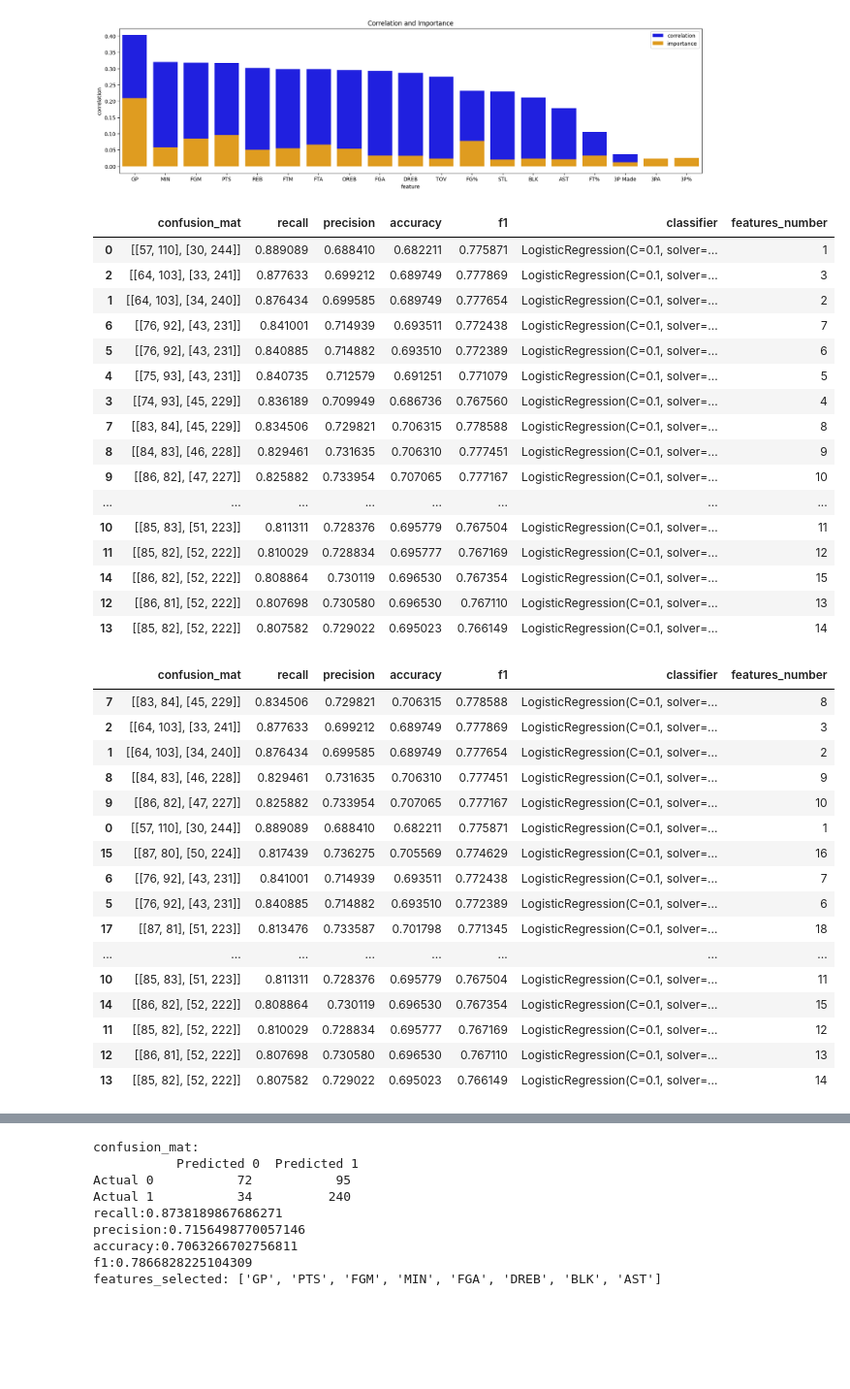
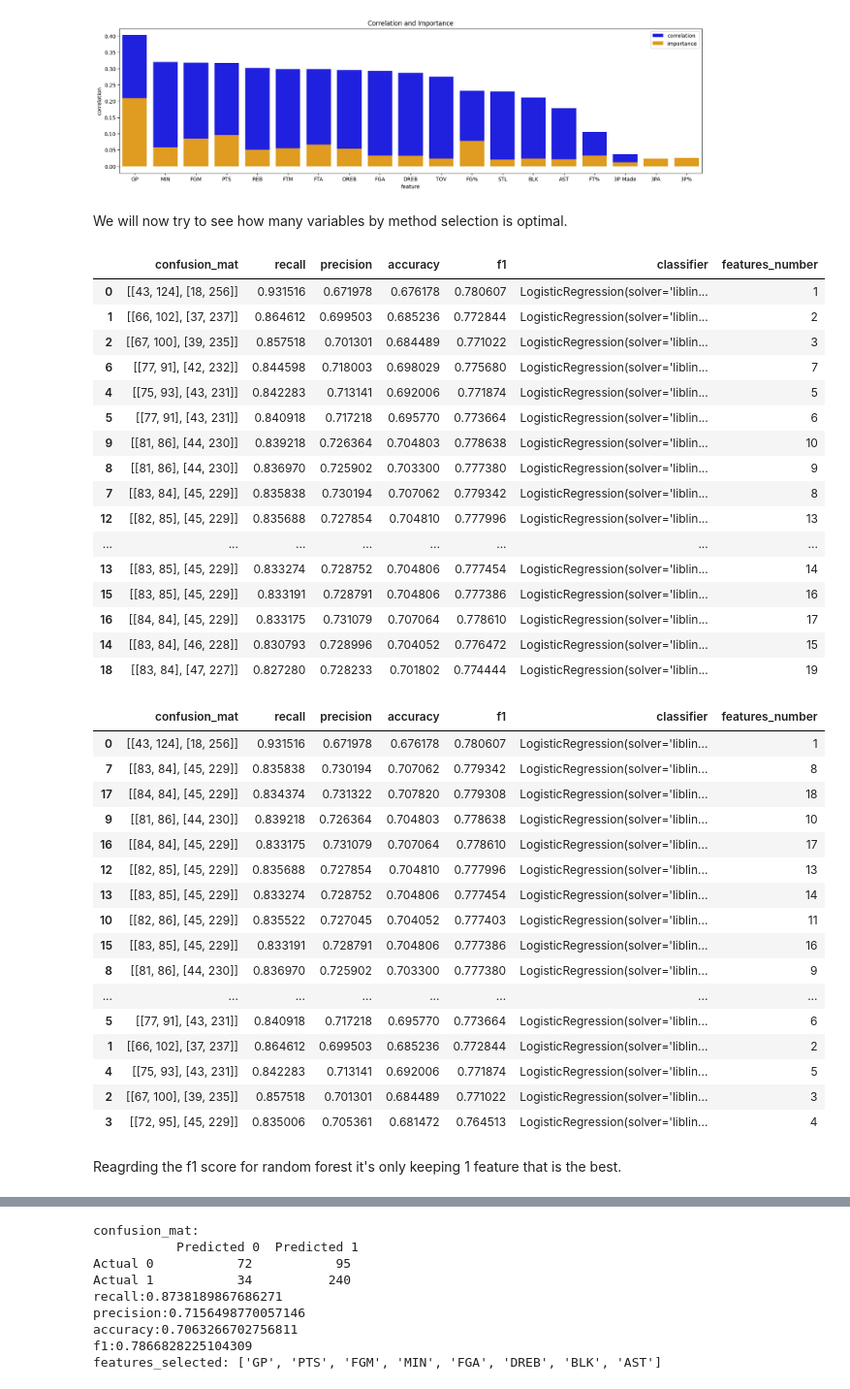
Before and after one commit to JulienDelavande/NBA-prediction, a Jupyter notebook: notebooks/data_preprocessing.ipynb, the cells around one changed output, grey strips where cells are left out. Shown: that part at 97% size. Saved outputs shown, nothing was run; the diff lists cells and outputs as text; code cells hidden in the pictures; blank space fills up the shorter version.

```diff
--- a/notebooks/data_preprocessing.ipynb
+++ b/notebooks/data_preprocessing.ipynb
@@ -29,7 +29,7 @@ Let's write a function that will do all the preprocessing steps. As we discussed
 from imblearn.under_sampling import RandomUnderSampler
 from imblearn.over_sampling import SMOTE, RandomOverSampler
 
-def preprocessing(data, method=None):
+def preprocessing(data, method=None, log=False):
     data = data.drop(['Name'], axis=1)
     data.loc[:, '3P%'] = data.loc[:, '3P%'].fillna(0)
     data = data.drop_duplicates()
@@ -53,6 +53,12 @@ def preprocessing(data, method=None):
         X_resampled, y_resampled = sm.fit_resample(X, y)
         data = pd.concat([X_resampled, y_resampled], axis=1)
 
+    if log:
+        X = data.drop('TARGET_5Yrs', axis=1)
+        y = data['TARGET_5Yrs']
+        X = np.log1p(X)
+        data = pd.concat([X, y], axis=1)
+
     return data
 # %%
 data_preprocessed = preprocessing(df, method='smote')
@@ -234,7 +228,7 @@ scores_blance_method.sort_values(by=['recall', 'f1'], ascending=False)
 target = 'TARGET_5Yrs'
 balancer_method = None
 
-model = LogisticRegression(C=0.1, solver='liblinear', class_weight='balanced')
+model = LogisticRegression(solver='liblinear', class_weight='balanced')
 steps = [('model', model)]
 pipeline = Pipeline(steps=steps)
 
@@ -260,7 +260,7 @@ model = RandomForestClassifier(n_estimators=100, max_depth=5, random_state=0)
 steps = [('model', model)]
 pipeline = Pipeline(steps=steps)
 
-data_preprocessed = preprocessing(df, method=balancer_method)
+data_preprocessed = preprocessing(df, method=balancer_method, log=True)
 pipeline.fit(data_preprocessed.drop(target, axis=1), data_preprocessed[target])
 
 feature_importance_rf = pd.DataFrame({'feature': data_preprocessed.drop(target, axis=1).columns, 'importance': pipeline.named_steps['model'].feature_importances_})
@@ -303,67 +314,71 @@ plt.title('Correlation and Importance')
 plt.show()
 # %% [output]
 [figure]
+# %% [markdown]
+We will now try to see how many variables by method selection is optimal.
 # %%
 # feature selection : random forest
 
 target = 'TARGET_5Yrs'
 balancer_method = None
 
 features_number = range(1, 20)
 
-model = LogisticRegression(C=0.1, solver='liblinear')
+model = LogisticRegression(solver='liblinear')
 steps = [('model', model)]
 
 pipeline = Pipeline(steps=steps)
-data_preprocessed = preprocessing(df, method=balancer_method)
+data_preprocessed = preprocessing(df, method=balancer_method, log=True)
 
 scores_features_number = []
 for number in features_number:
     features_selected = feature_importance_rf.sort_values(by='importance', ascending=False).head(number)['feature'].values
     scores = score_classifier(data_preprocessed[features_selected[:number]], model, data_preprocessed[target], verbose=False)
     scores_features_number.append(scores)
 
 scores_features_number = pd.DataFrame(scores_features_number)
 scores_features_number['features_number'] = features_number
 scores_features_number.sort_values(by=['recall', 'f1'], ascending=False)
 # %% [output]
 |  | confusion_mat | recall | precision | accuracy | f1 | classifier | features_number |
-| 0 | [[57, 110], [30, 244]] | 0.889089 | 0.688410 | 0.682211 | 0.775871 | LogisticRegression(C=0.1, solver=... | 1 |
-| 2 | [[64, 103], [33, 241]] | 0.877633 | 0.699212 | 0.689749 | 0.777869 | LogisticRegression(C=0.1, solver=... | 3 |
-| 1 | [[64, 103], [34, 240]] | 0.876434 | 0.699585 | 0.689749 | 0.777654 | LogisticRegression(C=0.1, solver=... | 2 |
-| 6 | [[76, 92], [43, 231]] | 0.841001 | 0.714939 | 0.693511 | 0.772438 | LogisticRegression(C=0.1, solver=... | 7 |
-| 5 | [[76, 92], [43, 231]] | 0.840885 | 0.714882 | 0.693510 | 0.772389 | LogisticRegression(C=0.1, solver=... | 6 |
-| 4 | [[75, 93], [43, 231]] | 0.840735 | 0.712579 | 0.691251 | 0.771079 | LogisticRegression(C=0.1, solver=... | 5 |
-| 3 | [[74, 93], [45, 229]] | 0.836189 | 0.709949 | 0.686736 | 0.767560 | LogisticRegression(C=0.1, solver=... | 4 |
-| 7 | [[83, 84], [45, 229]] | 0.834506 | 0.729821 | 0.706315 | 0.778588 | LogisticRegression(C=0.1, solver=... | 8 |
-| 8 | [[84, 83], [46, 228]] | 0.829461 | 0.731635 | 0.706310 | 0.777451 | LogisticRegression(C=0.1, solver=... | 9 |
-| 9 | [[86, 82], [47, 227]] | 0.825882 | 0.733954 | 0.707065 | 0.777167 | LogisticRegression(C=0.1, solver=... | 10 |
+| 0 | [[43, 124], [18, 256]] | 0.931516 | 0.671978 | 0.676178 | 0.780607 | LogisticRegression(solver='liblin... | 1 |
+| 1 | [[66, 102], [37, 237]] | 0.864612 | 0.699503 | 0.685236 | 0.772844 | LogisticRegression(solver='liblin... | 2 |
+| 2 | [[67, 100], [39, 235]] | 0.857518 | 0.701301 | 0.684489 | 0.771022 | LogisticRegression(solver='liblin... | 3 |
+| 6 | [[77, 91], [42, 232]] | 0.844598 | 0.718003 | 0.698029 | 0.775680 | LogisticRegression(solver='liblin... | 7 |
+| 4 | [[75, 93], [43, 231]] | 0.842283 | 0.713141 | 0.692006 | 0.771874 | LogisticRegression(solver='liblin... | 5 |
+| 5 | [[77, 91], [43, 231]] | 0.840918 | 0.717218 | 0.695770 | 0.773664 | LogisticRegression(solver='liblin... | 6 |
+| 9 | [[81, 86], [44, 230]] | 0.839218 | 0.726364 | 0.704803 | 0.778638 | LogisticRegression(solver='liblin... | 10 |
+| 8 | [[81, 86], [44, 230]] | 0.836970 | 0.725902 | 0.703300 | 0.777380 | LogisticRegression(solver='liblin... | 9 |
+| 7 | [[83, 84], [45, 229]] | 0.835838 | 0.730194 | 0.707062 | 0.779342 | LogisticRegression(solver='liblin... | 8 |
+| 12 | [[82, 85], [45, 229]] | 0.835688 | 0.727854 | 0.704810 | 0.777996 | LogisticRegression(solver='liblin... | 13 |
 | ... | ... | ... | ... | ... | ... | ... | ... |
-| 10 | [[85, 83], [51, 223]] | 0.811311 | 0.728376 | 0.695779 | 0.767504 | LogisticRegression(C=0.1, solver=... | 11 |
-| 11 | [[85, 82], [52, 222]] | 0.810029 | 0.728834 | 0.695777 | 0.767169 | LogisticRegression(C=0.1, solver=... | 12 |
-| 14 | [[86, 82], [52, 222]] | 0.808864 | 0.730119 | 0.696530 | 0.767354 | LogisticRegression(C=0.1, solver=... | 15 |
-| 12 | [[86, 81], [52, 222]] | 0.807698 | 0.730580 | 0.696530 | 0.767110 | LogisticRegression(C=0.1, solver=... | 13 |
-| 13 | [[85, 82], [52, 222]] | 0.807582 | 0.729022 | 0.695023 | 0.766149 | LogisticRegression(C=0.1, solver=... | 14 |
+| 13 | [[83, 85], [45, 229]] | 0.833274 | 0.728752 | 0.704806 | 0.777454 | LogisticRegression(solver='liblin... | 14 |
+| 15 | [[83, 85], [45, 229]] | 0.833191 | 0.728791 | 0.704806 | 0.777386 | LogisticRegression(solver='liblin... | 16 |
+| 16 | [[84, 84], [45, 229]] | 0.833175 | 0.731079 | 0.707064 | 0.778610 | LogisticRegression(solver='liblin... | 17 |
+| 14 | [[83, 84], [46, 228]] | 0.830793 | 0.728996 | 0.704052 | 0.776472 | LogisticRegression(solver='liblin... | 15 |
+| 18 | [[83, 84], [47, 227]] | 0.827280 | 0.728233 | 0.701802 | 0.774444 | LogisticRegression(solver='liblin... | 19 |
 # %%
 scores_features_number.sort_values(by=['f1'], ascending=False)
 # %% [output]
 |  | confusion_mat | recall | precision | accuracy | f1 | classifier | features_number |
-| 7 | [[83, 84], [45, 229]] | 0.834506 | 0.729821 | 0.706315 | 0.778588 | LogisticRegression(C=0.1, solver=... | 8 |
-| 2 | [[64, 103], [33, 241]] | 0.877633 | 0.699212 | 0.689749 | 0.777869 | LogisticRegression(C=0.1, solver=... | 3 |
-| 1 | [[64, 103], [34, 240]] | 0.876434 | 0.699585 | 0.689749 | 0.777654 | LogisticRegression(C=0.1, solver=... | 2 |
-| 8 | [[84, 83], [46, 228]] | 0.829461 | 0.731635 | 0.706310 | 0.777451 | LogisticRegression(C=0.1, solver=... | 9 |
-| 9 | [[86, 82], [47, 227]] | 0.825882 | 0.733954 | 0.707065 | 0.777167 | LogisticRegression(C=0.1, solver=... | 10 |
-| 0 | [[57, 110], [30, 244]] | 0.889089 | 0.688410 | 0.682211 | 0.775871 | LogisticRegression(C=0.1, solver=... | 1 |
-| 15 | [[87, 80], [50, 224]] | 0.817439 | 0.736275 | 0.705569 | 0.774629 | LogisticRegression(C=0.1, solver=... | 16 |
-| 6 | [[76, 92], [43, 231]] | 0.841001 | 0.714939 | 0.693511 | 0.772438 | LogisticRegression(C=0.1, solver=... | 7 |
-| 5 | [[76, 92], [43, 231]] | 0.840885 | 0.714882 | 0.693510 | 0.772389 | LogisticRegression(C=0.1, solver=... | 6 |
-| 17 | [[87, 81], [51, 223]] | 0.813476 | 0.733587 | 0.701798 | 0.771345 | LogisticRegression(C=0.1, solver=... | 18 |
+| 0 | [[43, 124], [18, 256]] | 0.931516 | 0.671978 | 0.676178 | 0.780607 | LogisticRegression(solver='liblin... | 1 |
+| 7 | [[83, 84], [45, 229]] | 0.835838 | 0.730194 | 0.707062 | 0.779342 | LogisticRegression(solver='liblin... | 8 |
+| 17 | [[84, 84], [45, 229]] | 0.834374 | 0.731322 | 0.707820 | 0.779308 | LogisticRegression(solver='liblin... | 18 |
+| 9 | [[81, 86], [44, 230]] | 0.839218 | 0.726364 | 0.704803 | 0.778638 | LogisticRegression(solver='liblin... | 10 |
+| 16 | [[84, 84], [45, 229]] | 0.833175 | 0.731079 | 0.707064 | 0.778610 | LogisticRegression(solver='liblin... | 17 |
+| 12 | [[82, 85], [45, 229]] | 0.835688 | 0.727854 | 0.704810 | 0.777996 | LogisticRegression(solver='liblin... | 13 |
+| 13 | [[83, 85], [45, 229]] | 0.833274 | 0.728752 | 0.704806 | 0.777454 | LogisticRegression(solver='liblin... | 14 |
+| 10 | [[82, 86], [45, 229]] | 0.835522 | 0.727045 | 0.704052 | 0.777403 | LogisticRegression(solver='liblin... | 11 |
+| 15 | [[83, 85], [45, 229]] | 0.833191 | 0.728791 | 0.704806 | 0.777386 | LogisticRegression(solver='liblin... | 16 |
+| 8 | [[81, 86], [44, 230]] | 0.836970 | 0.725902 | 0.703300 | 0.777380 | LogisticRegression(solver='liblin... | 9 |
 | ... | ... | ... | ... | ... | ... | ... | ... |
-| 10 | [[85, 83], [51, 223]] | 0.811311 | 0.728376 | 0.695779 | 0.767504 | LogisticRegression(C=0.1, solver=... | 11 |
-| 14 | [[86, 82], [52, 222]] | 0.808864 | 0.730119 | 0.696530 | 0.767354 | LogisticRegression(C=0.1, solver=... | 15 |
-| 11 | [[85, 82], [52, 222]] | 0.810029 | 0.728834 | 0.695777 | 0.767169 | LogisticRegression(C=0.1, solver=... | 12 |
-| 12 | [[86, 81], [52, 222]] | 0.807698 | 0.730580 | 0.696530 | 0.767110 | LogisticRegression(C=0.1, solver=... | 13 |
-| 13 | [[85, 82], [52, 222]] | 0.807582 | 0.729022 | 0.695023 | 0.766149 | LogisticRegression(C=0.1, solver=... | 14 |
+| 5 | [[77, 91], [43, 231]] | 0.840918 | 0.717218 | 0.695770 | 0.773664 | LogisticRegression(solver='liblin... | 6 |
+| 1 | [[66, 102], [37, 237]] | 0.864612 | 0.699503 | 0.685236 | 0.772844 | LogisticRegression(solver='liblin... | 2 |
+| 4 | [[75, 93], [43, 231]] | 0.842283 | 0.713141 | 0.692006 | 0.771874 | LogisticRegression(solver='liblin... | 5 |
+| 2 | [[67, 100], [39, 235]] | 0.857518 | 0.701301 | 0.684489 | 0.771022 | LogisticRegression(solver='liblin... | 3 |
+| 3 | [[72, 95], [45, 229]] | 0.835006 | 0.705361 | 0.681472 | 0.764513 | LogisticRegression(solver='liblin... | 4 |
+# %% [markdown]
+Reagrding the f1 score for random forest it's only keeping 1 feature that is the best.
 # %%
 # model search - feature selection
 
```
Also changed, not shown: parts of 36 cells of this notebook, 8 other files.
